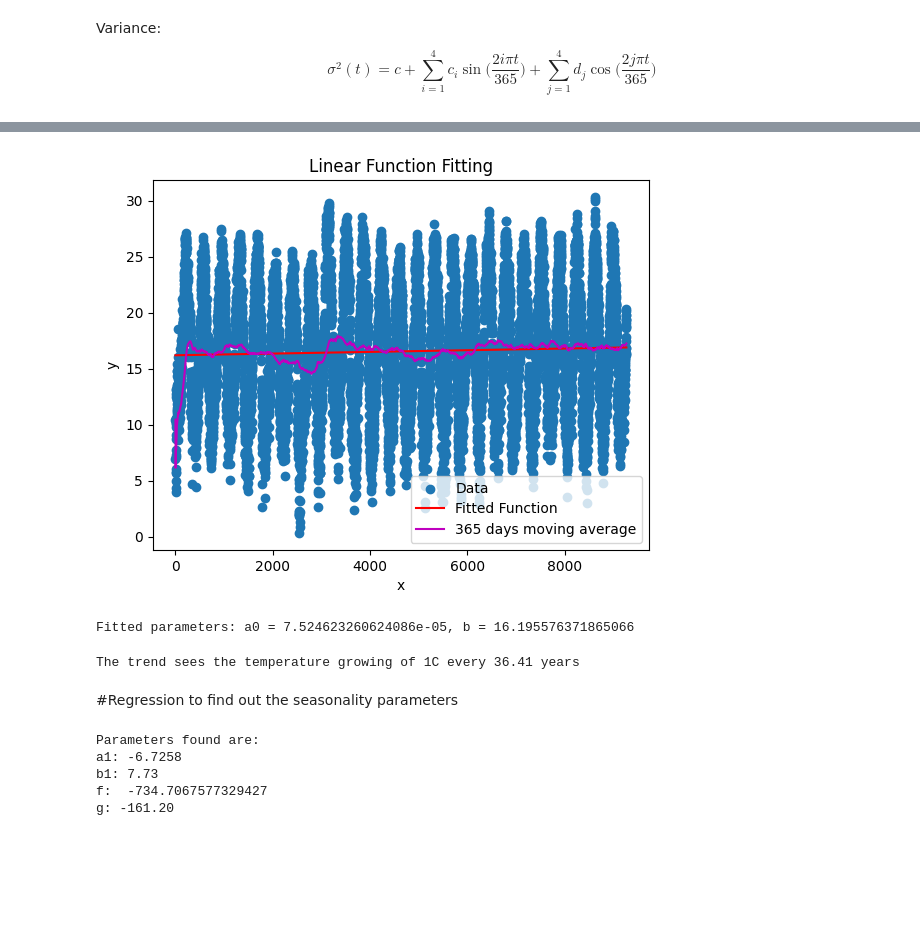
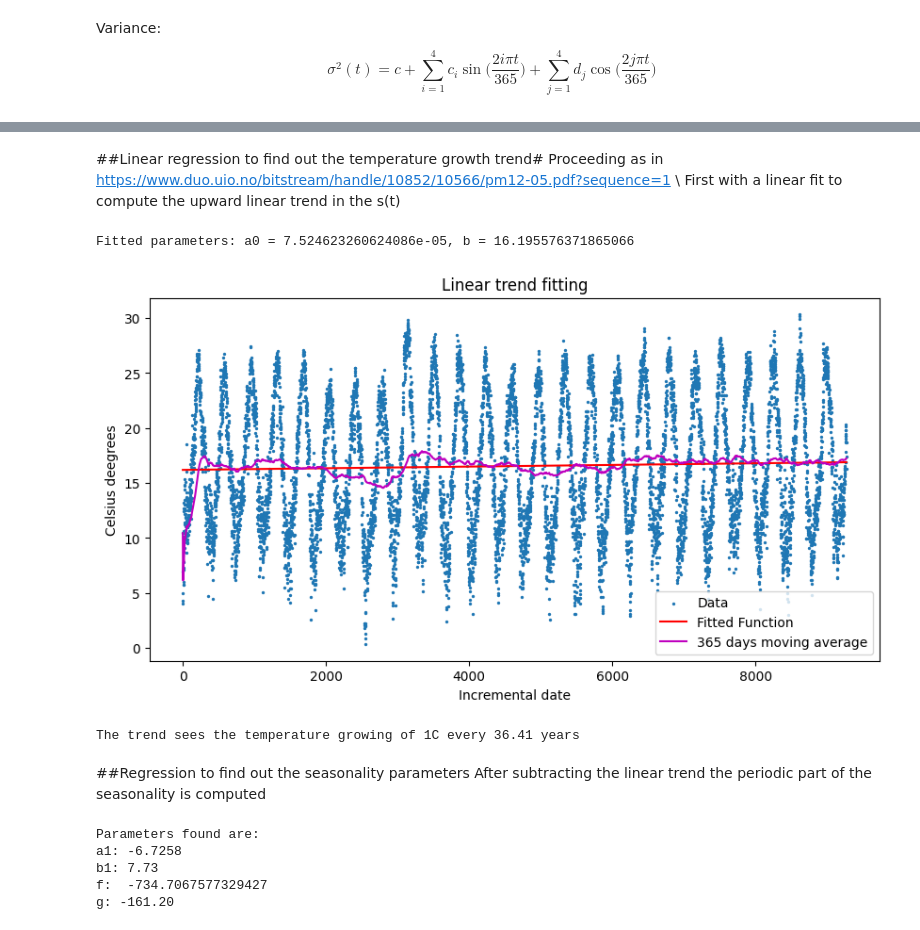
Before and after one commit to FrancescoZanni/Temperature, a Jupyter notebook: Temperature.ipynb, the cells around one changed output, grey strips where cells are left out. Drawn from its saved outputs; the diff is of its cells as text; code cells hidden in the pictures; blank space fills up the shorter version.

```diff
--- a/Temperature.ipynb
+++ b/Temperature.ipynb
@@ -208 +264,6 @@ pl.plot(x,y)
+# %% [markdown]
+
+##Linear regression to find out the temperature growth trend#
+Proceeding as in https://www.duo.uio.no/bitstream/handle/10852/10566/pm12-05.pdf?sequence=1  \\
+First with a linear fit to compute the upward linear trend in the s(t)
 # %%
@@ -227,31 +289,37 @@ averages = moving_average(y, window_size)
 # %%
 
 def line(x, a, b):
     return a * x + b
 
 
 params_line, covariance = curve_fit(line, x, y)
 
 # Extract the optimized parameters
 a, b = params_line
 
 # Generate fitted data using the optimized parameters
-y_fit = line(x, a, b)
+y_linearfit = line(x, a, b)
 
 # Plot the original data and the fitted function
-pl.scatter(x, y, label='Data')
-pl.plot(x, y_fit, 'r-', label='Fitted Function')
-pl.plot(x,averages, 'm-', label="365 days moving average")
-pl.legend()
-pl.xlabel('x')
-pl.ylabel('y')
-pl.title('Linear Function Fitting')
-pl.show()
+
+
+ax = pl.figure(figsize=(10,5)).add_subplot(111)
+ax.scatter(x,y, label = "Data", s=2)
+ax.plot(x,y_linearfit, 'r-', label='Fitted Function')
+ax.plot(x,averages, 'm-', label="365 days moving average")
+ax.set_title("Linear trend fitting")
+ax.set_ylabel("Celsius deegrees")
+ax.set_xlabel("Incremental date")
+ax.legend()
+
+
+
+
 
 print(f"Fitted parameters: a0 = {a}, b = {b}")
 # %% [output]
+Fitted parameters: a0 = 7.524623260624086e-05, b = 16.195576371865066
-[figure, old version]
+[figure, new version]
-Fitted parameters: a0 = 7.524623260624086e-05, b = 16.195576371865066
 # %%
 print("The trend sees the temperature growing of 1C every {0:2.2f} years".format(1/(a*365)))
 #Subtract the upward trend to isolate the seasonality
@@ -259,5 +327,6 @@ y_detrended = y-line(x,a,b)
 # %% [output]
 The trend sees the temperature growing of 1C every 36.41 years
 # %% [markdown]
-#Regression to find out the seasonality parameters
+##Regression to find out the seasonality parameters
+After subtracting the linear trend the periodic part of the seasonality is computed
 # %%
```
Also changed, not shown: parts of 49 cells of this notebook.
